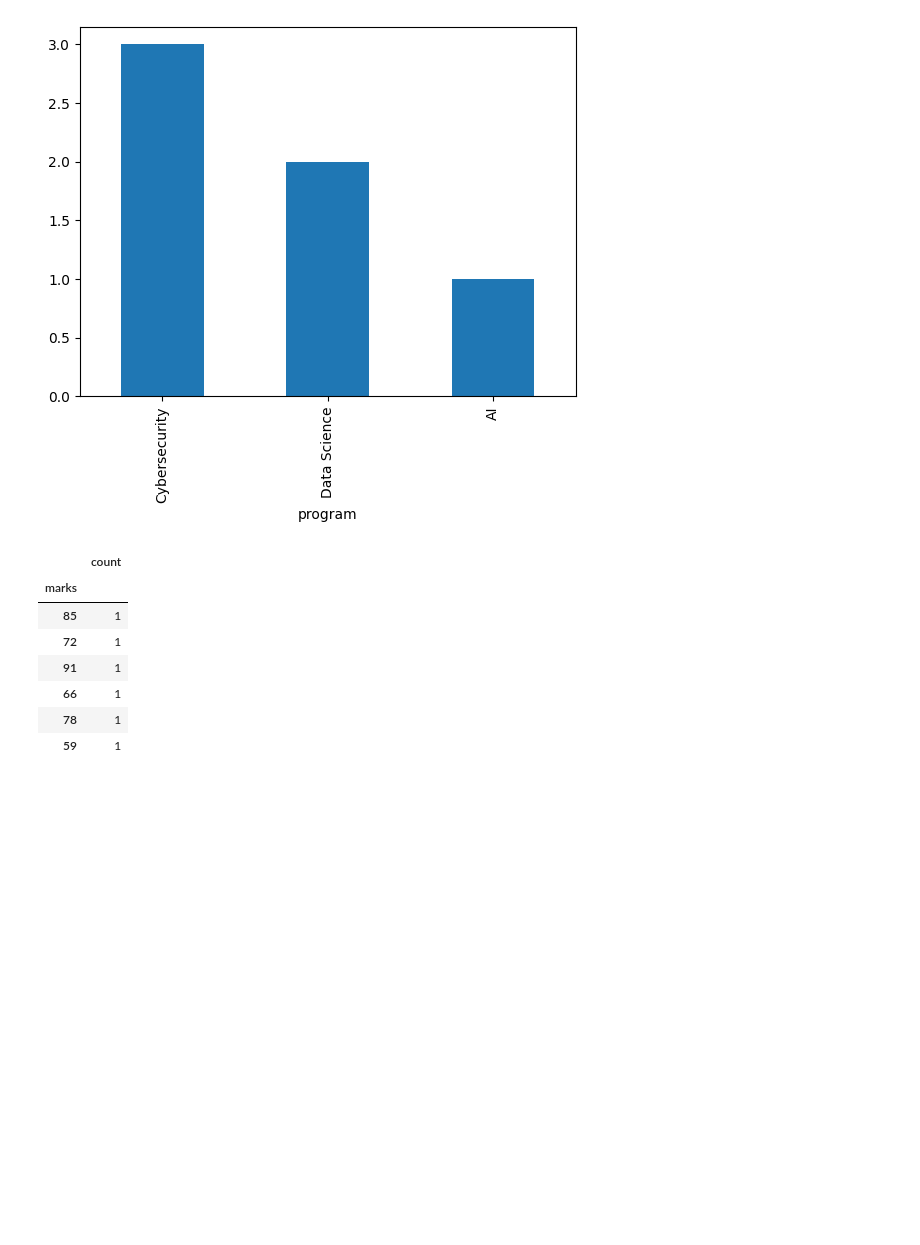
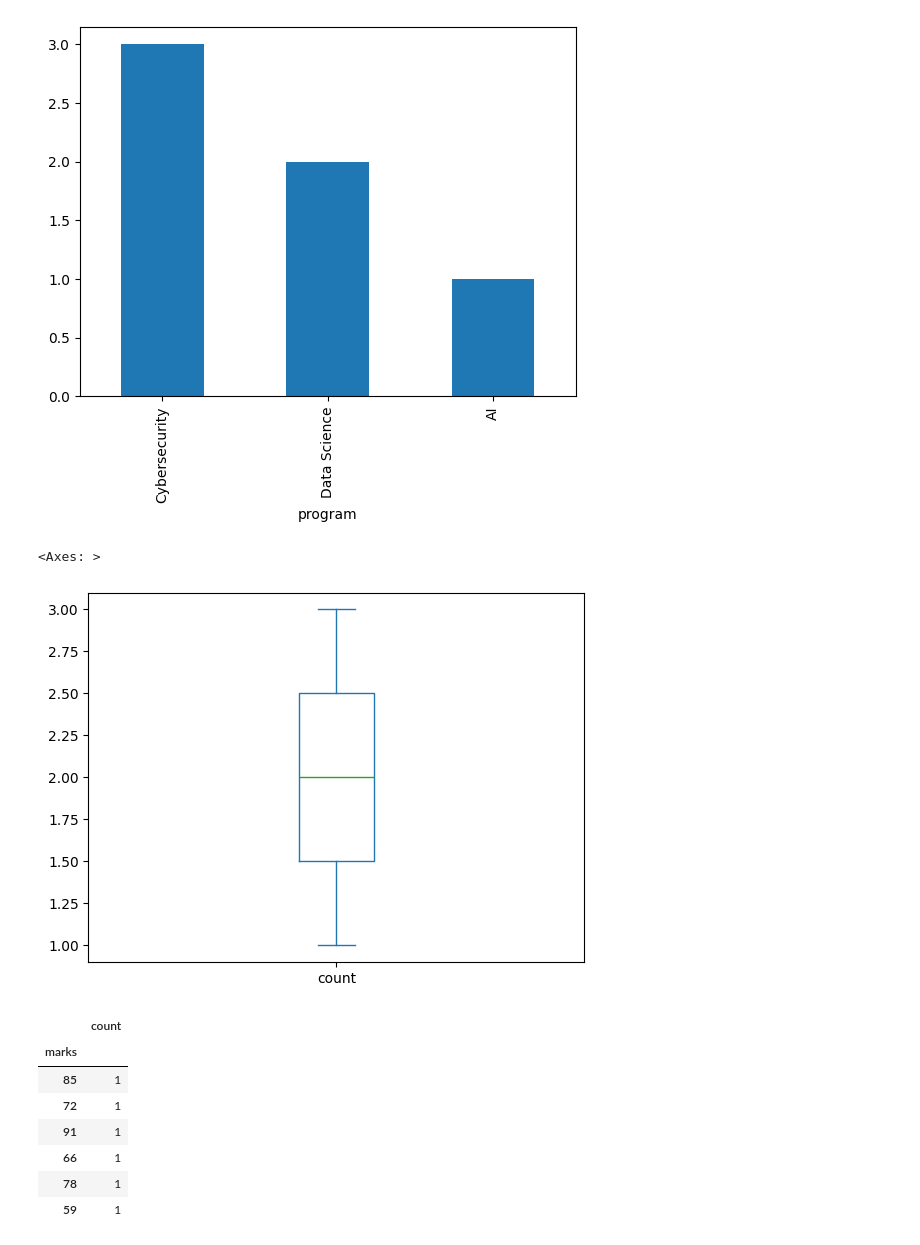
Before and after one commit to Sru-j/daily_lab_activities, a Jupyter notebook: pandas_dataframeII_S.ipynb, the cells around one changed output. Drawn from its saved outputs; the diff is of its cells as text; code cells hidden in the pictures; blank space fills up the shorter version.

```diff
--- a/pandas_dataframeII_S.ipynb
+++ b/pandas_dataframeII_S.ipynb
@@ -307,6 +335,11 @@ df['program'].value_counts().plot(kind='bar')
 # %% [output]
 <Axes: xlabel='program'>
 [figure]
+# %%
+df['program'].value_counts().plot(kind='box')
+# %% [output]
+<Axes: >
+[figure, added]
 # %%
 # To check the distribution of marks
 df['marks'].value_counts()
```
Also changed, not shown: parts of 7 cells of this notebook.
